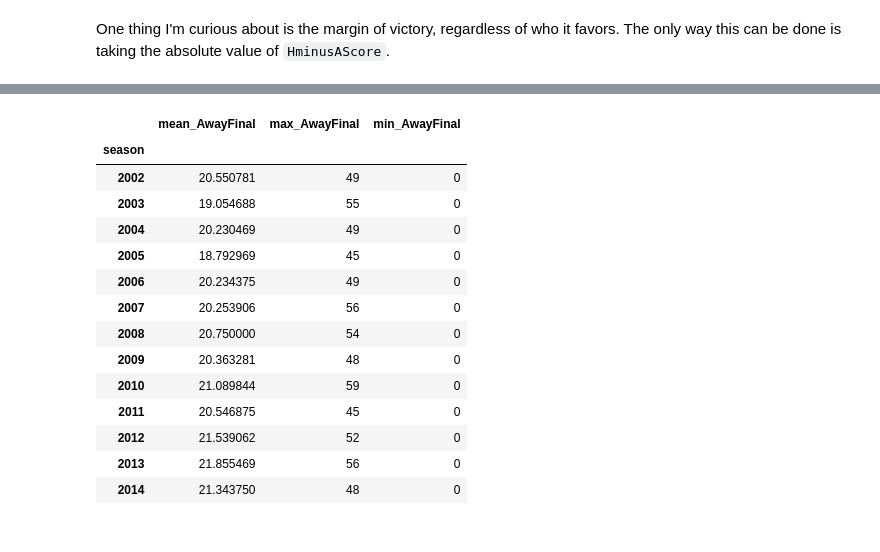
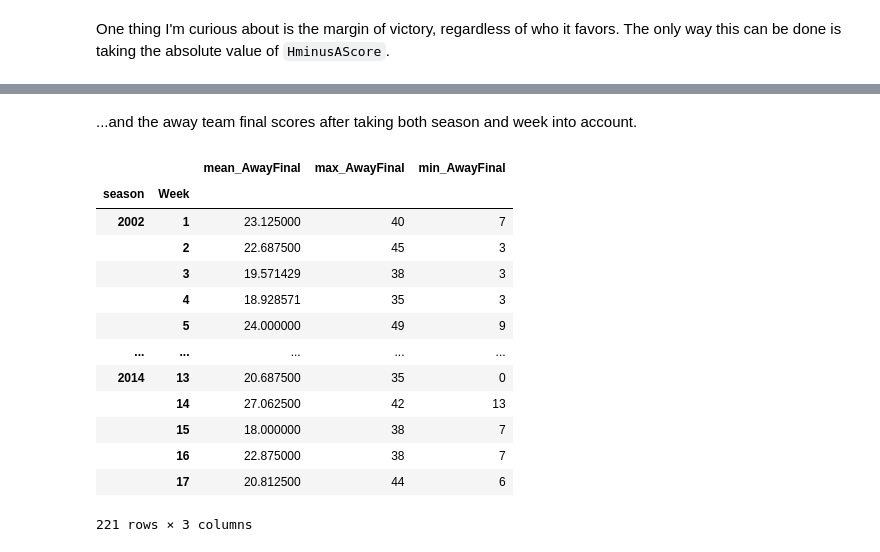
Before and after one commit to cashby-890/ST-554-HW4, a Jupyter notebook: ST554_Spring2026_HomeworkFour_CodyAshby.ipynb, the cells around one changed output, grey strips where cells are left out. Saved outputs shown, nothing was run; the diff lists cells and outputs as text; code cells hidden in the pictures.

```diff
--- a/ST554_Spring2026_HomeworkFour_CodyAshby.ipynb
+++ b/ST554_Spring2026_HomeworkFour_CodyAshby.ipynb
@@ -400,6 +400,7 @@ regular_NFL_data
 One thing I'm curious about is the margin of victory, regardless of who it favors. The only way this can be done is taking the absolute value of `HminusAScore`.
 # %%
 regular_NFL_data["Margin of Victory"]=abs(regular_NFL_data.loc[:,"HminusAScore"])
+regular_NFL_data["Week"]=regular_NFL_data.week.astype(int)
 # %% [output]
 A value is trying to be set on a copy of a slice from a DataFrame.
 Try using .loc[row_indexer,col_indexer] = value instead
@@ -488,20 +556,21 @@ regular_NFL_data.groupby(["season","week"]).agg(mean_Margin = ("Margin of Victor
+# %% [markdown]
+...and the away team final scores after taking both season and week into account.
 # %%
-regular_NFL_data.groupby("season").agg(mean_AwayFinal = ("AFinal","mean"),
+regular_NFL_data.groupby(["season","Week"]).agg(mean_AwayFinal = ("AFinal","mean"),
                                        max_AwayFinal = ("AFinal","max"),
                                        min_AwayFinal = ("AFinal","min"))
 # %% [output]
-|  | mean_AwayFinal | max_AwayFinal | min_AwayFinal |
-| season |  |  |  |
-| 2002 | 20.550781 | 49 | 0 |
-| 2003 | 19.054688 | 55 | 0 |
-| 2004 | 20.230469 | 49 | 0 |
-| 2005 | 18.792969 | 45 | 0 |
-| 2006 | 20.234375 | 49 | 0 |
-| 2007 | 20.253906 | 56 | 0 |
-| 2008 | 20.750000 | 54 | 0 |
-| 2009 | 20.363281 | 48 | 0 |
-| 2010 | 21.089844 | 59 | 0 |
-| 2011 | 20.546875 | 45 | 0 |
-| 2012 | 21.539062 | 52 | 0 |
-| 2013 | 21.855469 | 56 | 0 |
-| 2014 | 21.343750 | 48 | 0 |
+|  |  | mean_AwayFinal | max_AwayFinal | min_AwayFinal |
+| season | Week |  |  |  |
+| 2002 | 1 | 23.125000 | 40 | 7 |
+|  | 2 | 22.687500 | 45 | 3 |
+|  | 3 | 19.571429 | 38 | 3 |
+|  | 4 | 18.928571 | 35 | 3 |
+|  | 5 | 24.000000 | 49 | 9 |
+| ... | ... | ... | ... | ... |
+| 2014 | 13 | 20.687500 | 35 | 0 |
+|  | 14 | 27.062500 | 42 | 13 |
+|  | 15 | 18.000000 | 38 | 7 |
+|  | 16 | 22.875000 | 38 | 7 |
+|  | 17 | 20.812500 | 44 | 6 |
+221 rows × 3 columns
```
Also changed, not shown: parts of 38 cells of this notebook.
